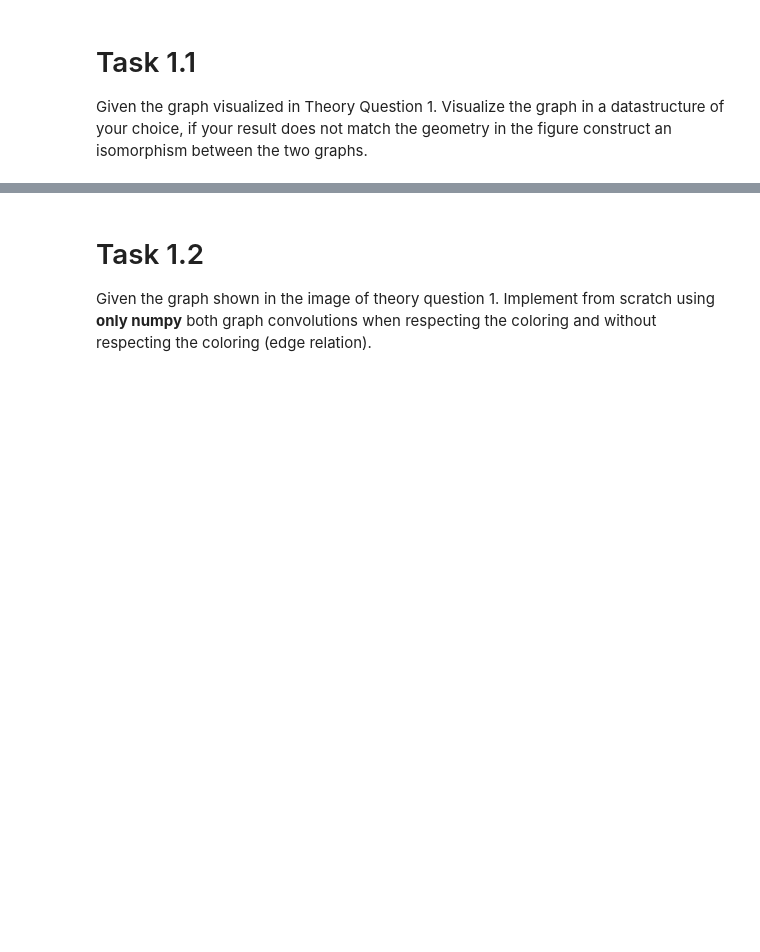
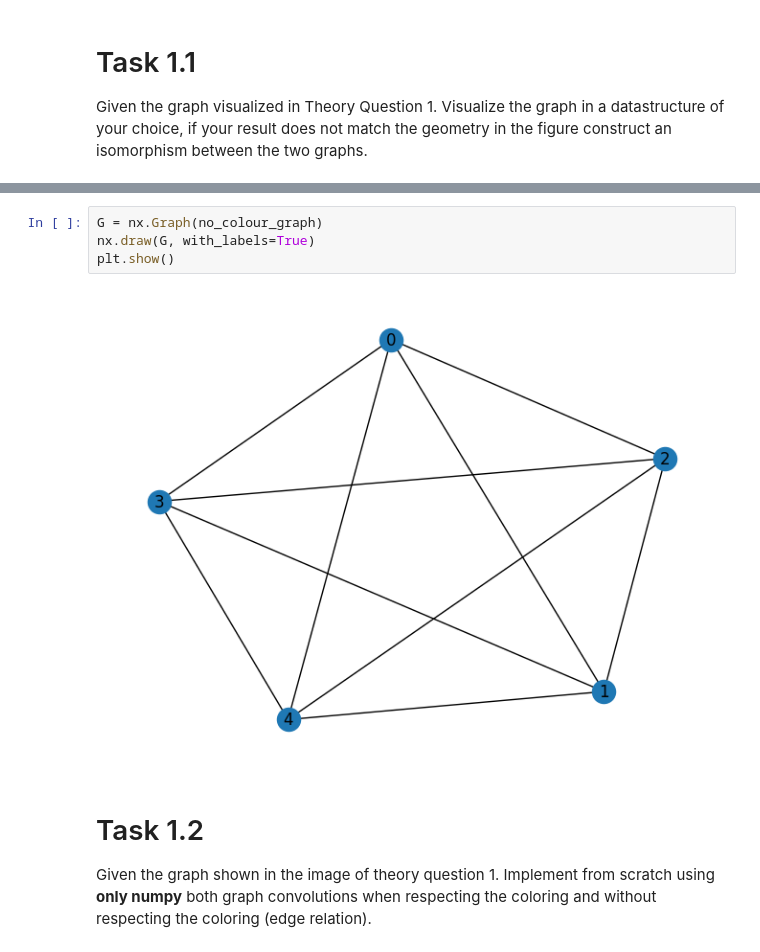
Before and after one commit to danielbarco/advancedML, a Jupyter notebook: Assignment_3/project_3_gnn.ipynb, the cells around one changed output, grey strips where cells are left out. Cells and saved outputs as stored; diff of their text form; blank space fills up the shorter version.

```diff
--- a/Assignment_3/project_3_gnn.ipynb
+++ b/Assignment_3/project_3_gnn.ipynb
@@ -16,3 +49,9 @@ Given the graph visualized in Theory Question 1. Visualize the graph in a datast
+# %%
+G = nx.Graph(no_colour_graph)
+nx.draw(G, with_labels=True)
+plt.show()
+# %% [output]
+[figure, added]
 # %% [markdown]
 # Task 1.2
 Given the graph shown in the image of theory question 1. Implement from scratch using <b>only numpy</b> both graph convolutions when respecting the coloring and without respecting the coloring (edge relation).
```
Also changed, not shown: parts of 8 cells of this notebook.
